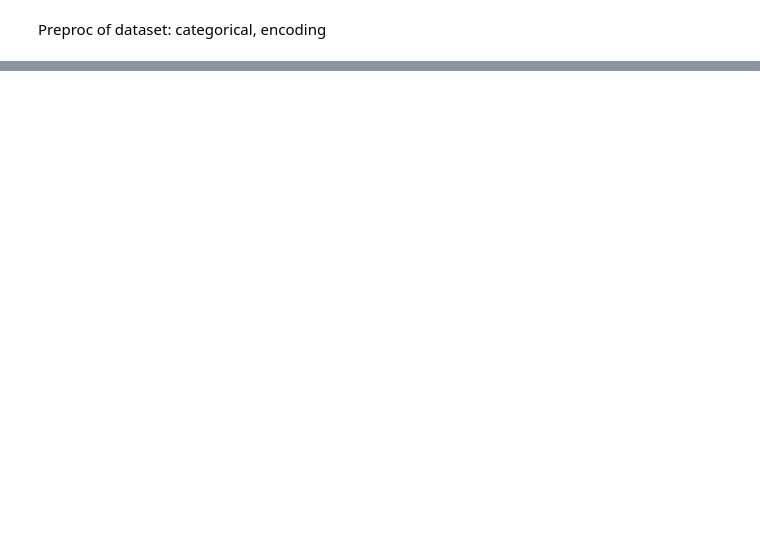
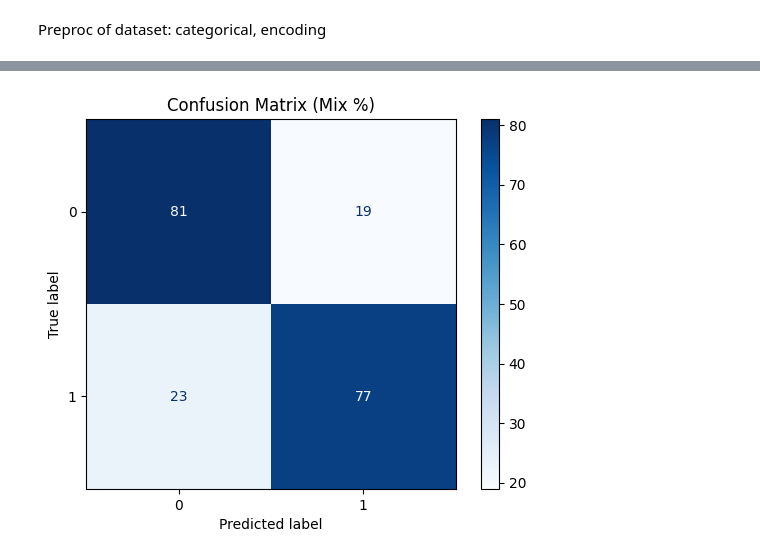
Before and after one commit to thecirocks/cloud_w, a Jupyter notebook: fraud_detection.ipynb, the cells around one changed output, grey strips where cells are left out. Drawn from its saved outputs; the diff is of its cells as text; code cells hidden in the pictures; blank space fills up the shorter version.

```diff
--- a/fraud_detection.ipynb
+++ b/fraud_detection.ipynb
@@ -1036,0 +1253,2 @@ Evaluate
+# %%
+model_xgb.fit(X_train, y_train)
@@ -1036,0 +1267,4 @@ Evaluate
+# %%
+y_pred = model_xgb.predict(X_test)
+accuracy = accuracy_score(y_test, y_pred)
+accuracy
@@ -1036,0 +1322,3 @@ Evaluate
+# %%
+matrix = confusion_matrix(y_test, y_pred)
+matrix
@@ -1036,0 +1328,3 @@ Evaluate
+# %%
+matrix_percent = np.round((matrix.astype('float') / matrix.sum(axis=1)[:, np.newaxis]) * 100)
+matrix_percent
@@ -1036,0 +1342,8 @@ Evaluate
+# %%
+disp = ConfusionMatrixDisplay(confusion_matrix=matrix_percent, display_labels=model_xgb.classes_)
+disp.plot(cmap=plt.cm.Blues)
+
+plt.title('Confusion Matrix (Mix %)')
+plt.show()
+# %% [output]
+[figure, added]
```
Also changed, not shown: parts of 75 cells of this notebook.
